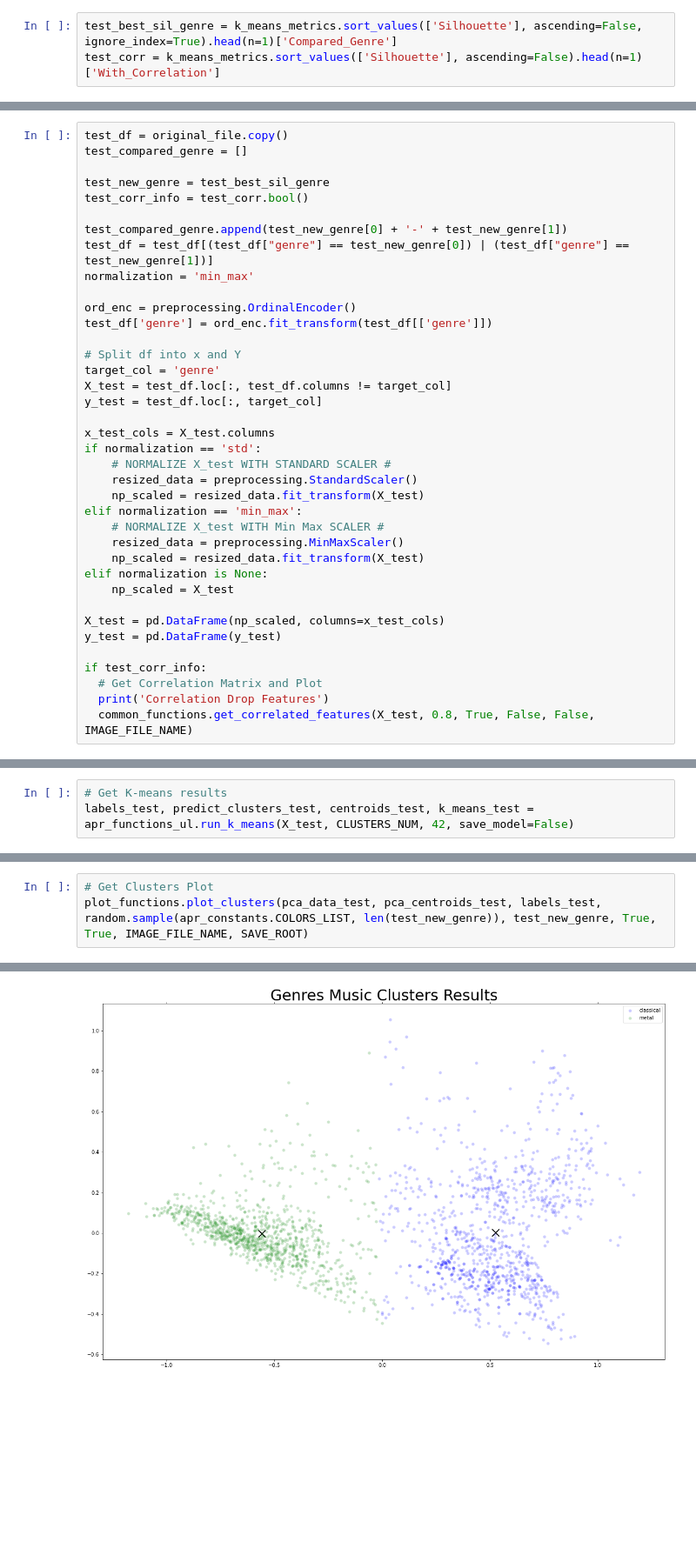
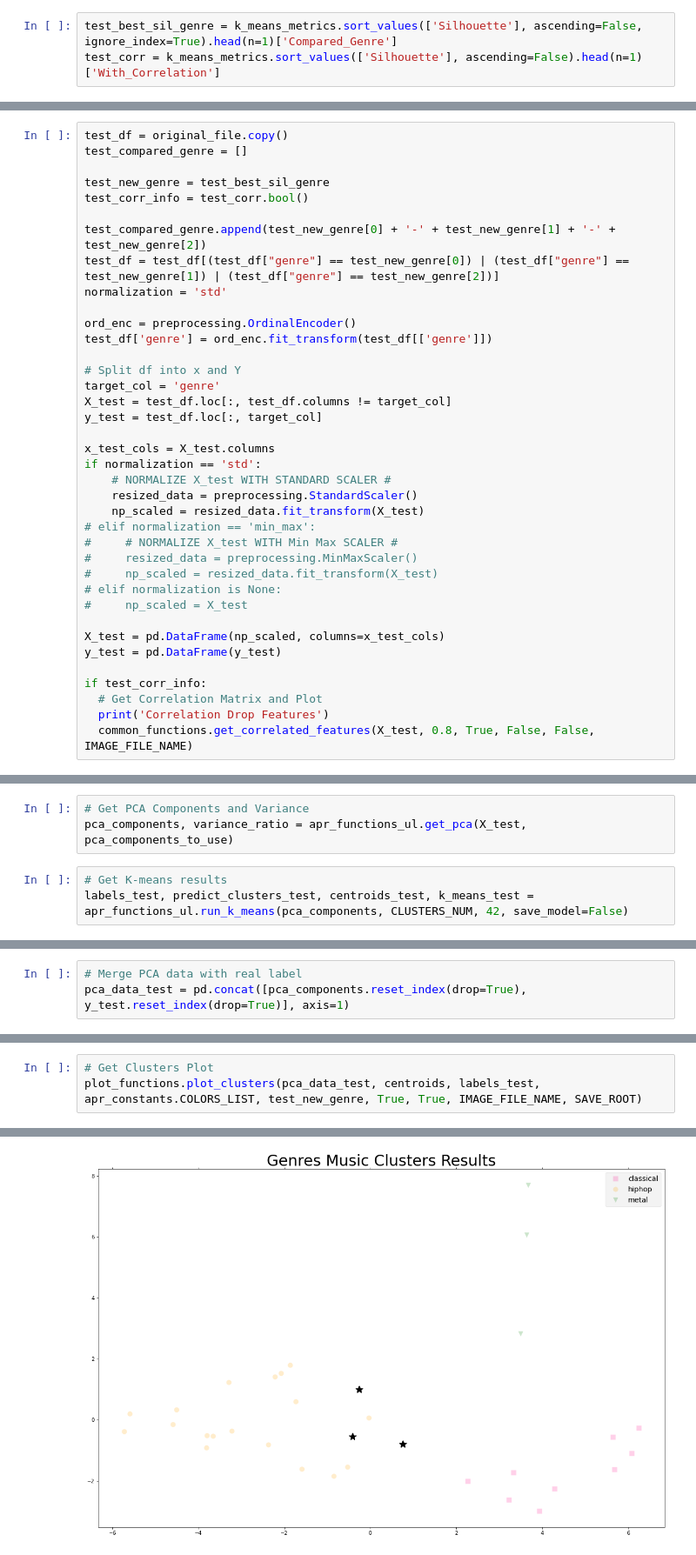
Before and after one commit to bonurag/audioPatternRecognition, a Jupyter notebook: code/notebooks/Verify_KMeans_Model.ipynb, the cells around one changed output, grey strips where cells are left out. Shown: that part at 87% size. Saved outputs shown, nothing was run; the diff lists cells and outputs as text; blank space fills up the shorter version.

Commit message:
Modify some function for notebooks used for verify the k-means model

```diff
--- a/code/notebooks/Verify_KMeans_Model.ipynb
+++ b/code/notebooks/Verify_KMeans_Model.ipynb
@@ -136,9 +143,9 @@ test_compared_genre = []
 test_new_genre = test_best_sil_genre
 test_corr_info = test_corr.bool()
 
-test_compared_genre.append(test_new_genre[0] + '-' + test_new_genre[1])
-test_df = test_df[(test_df["genre"] == test_new_genre[0]) | (test_df["genre"] == test_new_genre[1])]
-normalization = 'min_max'
+test_compared_genre.append(test_new_genre[0] + '-' + test_new_genre[1] + '-' + test_new_genre[2])
+test_df = test_df[(test_df["genre"] == test_new_genre[0]) | (test_df["genre"] == test_new_genre[1]) | (test_df["genre"] == test_new_genre[2])]
+normalization = 'std'
 
 ord_enc = preprocessing.OrdinalEncoder()
 test_df['genre'] = ord_enc.fit_transform(test_df[['genre']])
@@ -153,12 +160,12 @@ if normalization == 'std':
     # NORMALIZE X_test WITH STANDARD SCALER #
     resized_data = preprocessing.StandardScaler()
     np_scaled = resized_data.fit_transform(X_test)
-elif normalization == 'min_max':
-    # NORMALIZE X_test WITH Min Max SCALER #
-    resized_data = preprocessing.MinMaxScaler()
-    np_scaled = resized_data.fit_transform(X_test)
-elif normalization is None:
-    np_scaled = X_test
+# elif normalization == 'min_max':
+#     # NORMALIZE X_test WITH Min Max SCALER #
+#     resized_data = preprocessing.MinMaxScaler()
+#     np_scaled = resized_data.fit_transform(X_test)
+# elif normalization is None:
+#     np_scaled = X_test
 
 X_test = pd.DataFrame(np_scaled, columns=x_test_cols)
 y_test = pd.DataFrame(y_test)
@@ -176,3 +182,6 @@ first_occurrence_comp_spec_var:  5
+# %%
+# Get PCA Components and Variance
+pca_components, variance_ratio = apr_functions_ul.get_pca(X_test, pca_components_to_use)
 # %%
 # Get K-means results
-labels_test, predict_clusters_test, centroids_test, k_means_test = apr_functions_ul.run_k_means(X_test, CLUSTERS_NUM, 42, save_model=False)
+labels_test, predict_clusters_test, centroids_test, k_means_test = apr_functions_ul.run_k_means(pca_components, CLUSTERS_NUM, 42, save_model=False)
@@ -188,0 +188,3 @@ Save PCA Plot
+# %%
+# Merge PCA data with real label
+pca_data_test = pd.concat([pca_components.reset_index(drop=True), y_test.reset_index(drop=True)], axis=1)
@@ -189,9 +196,9 @@ Save PCA Plot
 # %%
 # Get Clusters Plot
-plot_functions.plot_clusters(pca_data_test, pca_centroids_test, labels_test, random.sample(apr_constants.COLORS_LIST, len(test_new_genre)), test_new_genre, True, True, IMAGE_FILE_NAME, SAVE_ROOT)
+plot_functions.plot_clusters(pca_data_test, centroids, labels_test, apr_constants.COLORS_LIST, test_new_genre, True, True, IMAGE_FILE_NAME, SAVE_ROOT)
 # %% [output]
 Save Clusters Plot
-[figure, old version]
+[figure, new version]
 # %%
 # Get K-means Confusion Matrix Plot
 plot_functions.plot_confusion_matrix_k_means(pca_data_test, True, labels_test, test_new_genre, IMAGE_FILE_NAME, SAVE_ROOT)
```
Also changed, not shown: parts of 11 cells of this notebook, 10 other files.
